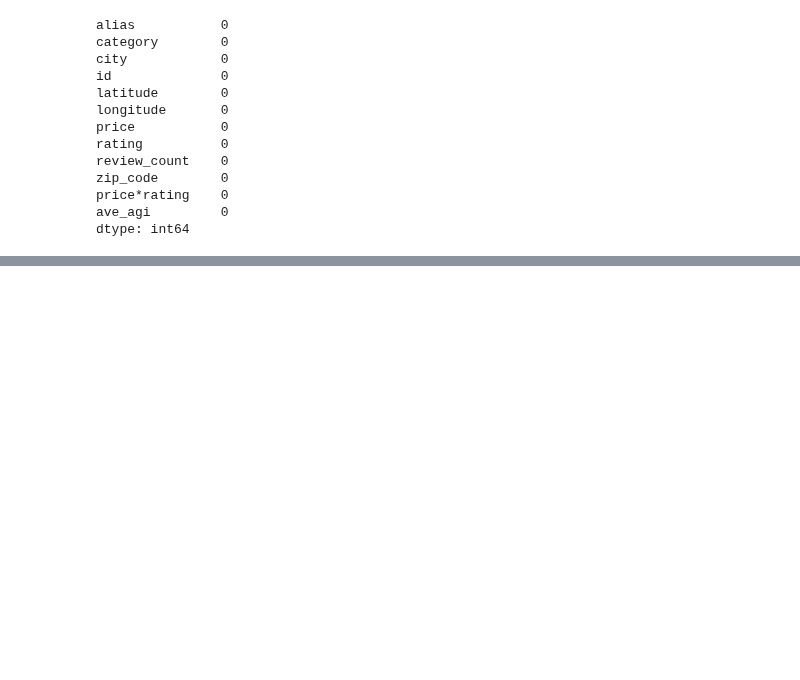
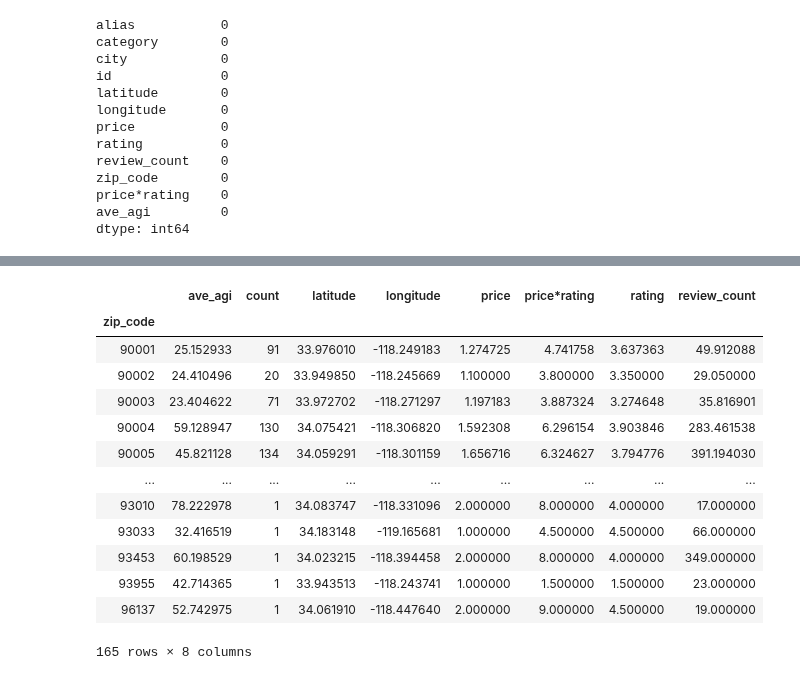
Before and after one commit to aejsong/Predicting-Neighborhood-Affluence-with-Yelp, a Jupyter notebook: Code/03 - Yelp Adding IRS Income to Dataframe.ipynb, the cells around one changed output, grey strips where cells are left out. Drawn from its saved outputs; the diff is of its cells as text; code cells hidden in the pictures; blank space fills up the shorter version.

Commit message:
Pivoted data_income and overwrote file

```diff
--- a/Code/03 - Yelp Adding IRS Income to Dataframe.ipynb
+++ b/Code/03 - Yelp Adding IRS Income to Dataframe.ipynb
@@ -210,0 +231,2 @@ dtype: int64
+# %%
+df_income['count'] = df_income.groupby('zip_code')['zip_code'].transform('count')
@@ -211,2 +235,19 @@ dtype: int64
+# %%
+df_income.pivot_table(index = ['zip_code'])
+# %% [output]
+|  | ave_agi | count | latitude | longitude | price | price*rating | rating | review_count |
+| zip_code |  |  |  |  |  |  |  |  |
+| 90001 | 25.152933 | 91 | 33.976010 | -118.249183 | 1.274725 | 4.741758 | 3.637363 | 49.912088 |
+| 90002 | 24.410496 | 20 | 33.949850 | -118.245669 | 1.100000 | 3.800000 | 3.350000 | 29.050000 |
+| 90003 | 23.404622 | 71 | 33.972702 | -118.271297 | 1.197183 | 3.887324 | 3.274648 | 35.816901 |
+| 90004 | 59.128947 | 130 | 34.075421 | -118.306820 | 1.592308 | 6.296154 | 3.903846 | 283.461538 |
+| 90005 | 45.821128 | 134 | 34.059291 | -118.301159 | 1.656716 | 6.324627 | 3.794776 | 391.194030 |
+| ... | ... | ... | ... | ... | ... | ... | ... | ... |
+| 93010 | 78.222978 | 1 | 34.083747 | -118.331096 | 2.000000 | 8.000000 | 4.000000 | 17.000000 |
+| 93033 | 32.416519 | 1 | 34.183148 | -119.165681 | 1.000000 | 4.500000 | 4.500000 | 66.000000 |
+| 93453 | 60.198529 | 1 | 34.023215 | -118.394458 | 2.000000 | 8.000000 | 4.000000 | 349.000000 |
+| 93955 | 42.714365 | 1 | 33.943513 | -118.243741 | 1.000000 | 1.500000 | 1.500000 | 23.000000 |
+| 96137 | 52.742975 | 1 | 34.061910 | -118.447640 | 2.000000 | 9.000000 | 4.500000 | 19.000000 |
+165 rows × 8 columns
 # %%
 # df_income.to_csv('../data/data_income.csv')
```
Also changed, not shown: parts of 2 cells of this notebook, 2 other files.
